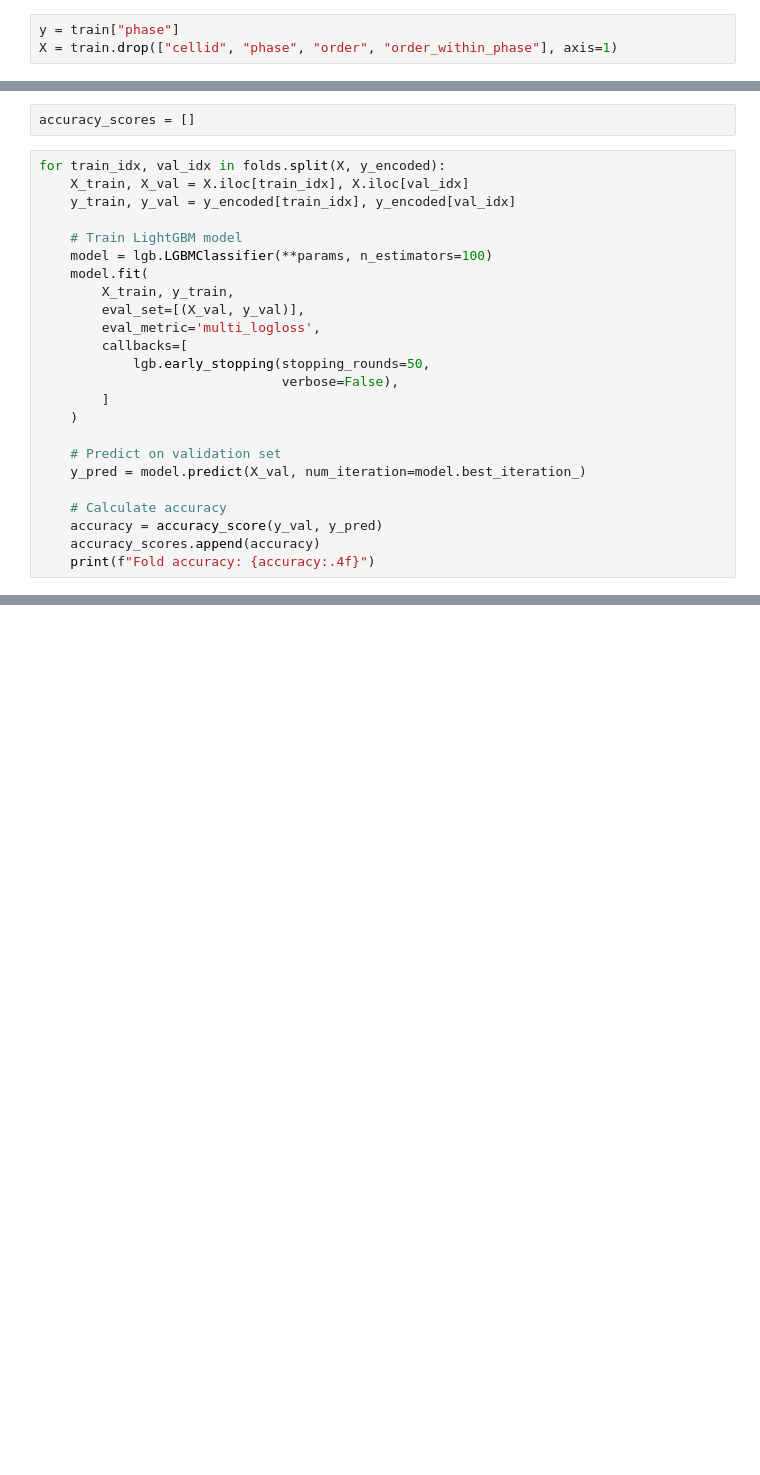
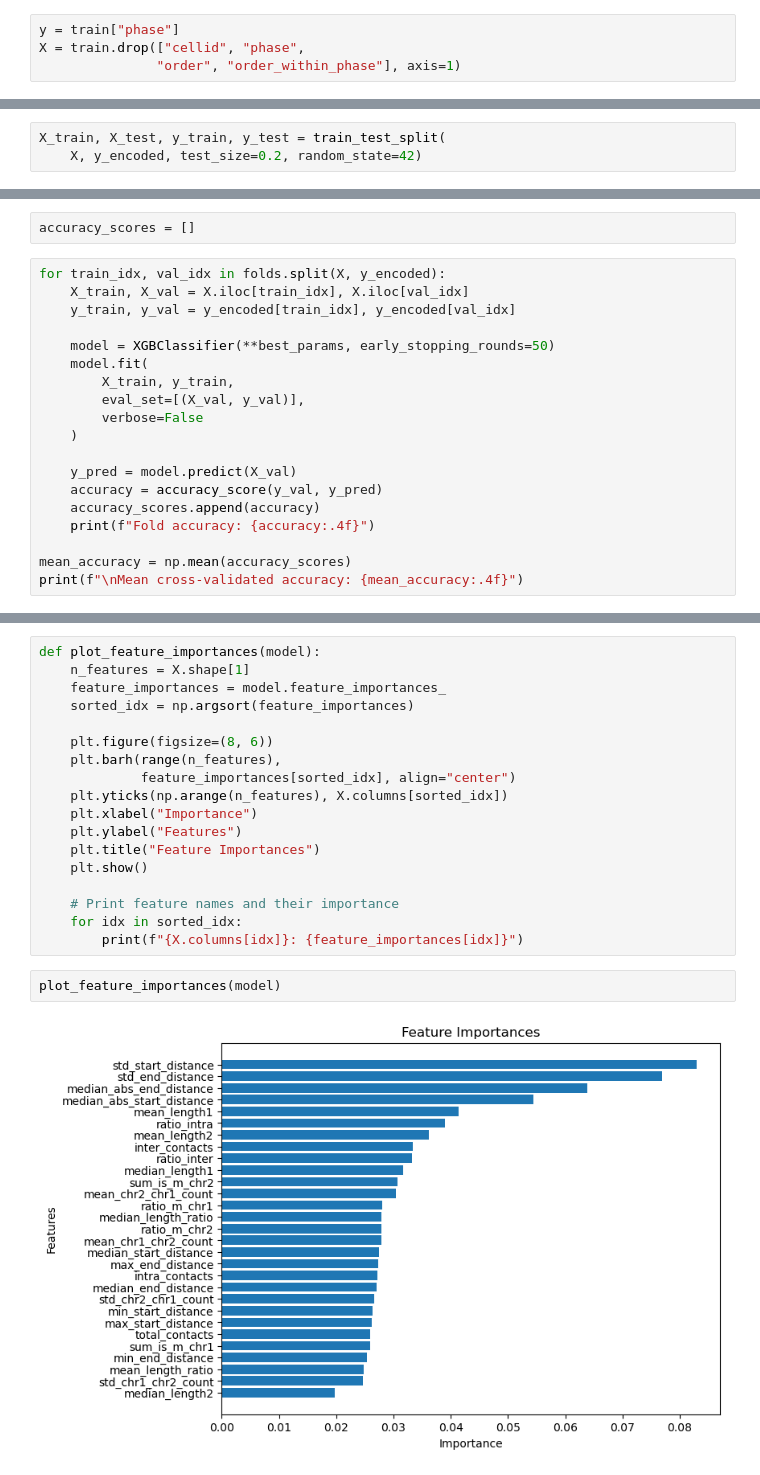
Before and after one commit to yahorlahunovich/wb-project, a Jupyter notebook: notebooks/fe_model.ipynb, the cells around one changed output, grey strips where cells are left out. Drawn from its saved outputs; the diff is of its cells as text; blank space fills up the shorter version.

Commit message:
0.63 score with xgboost, simple fe and optuna hyperparameters tuning

```diff
--- a/notebooks/fe_model.ipynb
+++ b/notebooks/fe_model.ipynb
@@ -140,7 +154,8 @@ train.head()
 ## Model
 # %%
 y = train["phase"]
-X = train.drop(["cellid", "phase", "order", "order_within_phase"], axis=1)
+X = train.drop(["cellid", "phase",
+               "order", "order_within_phase"], axis=1)
 # %%
 le = LabelEncoder()
 y_encoded = le.fit_transform(y)
@@ -168,0 +170,3 @@ array(['G1', 'S', 'G2M'], dtype=object)
+# %%
+X_train, X_test, y_train, y_test = train_test_split(
+    X, y_encoded, test_size=0.2, random_state=42)
@@ -175,23 +255,18 @@ for train_idx, val_idx in folds.split(X, y_encoded):
     X_train, X_val = X.iloc[train_idx], X.iloc[val_idx]
     y_train, y_val = y_encoded[train_idx], y_encoded[val_idx]
 
-    # Train LightGBM model
-    model = lgb.LGBMClassifier(**params, n_estimators=100)
+    model = XGBClassifier(**best_params, early_stopping_rounds=50)
     model.fit(
         X_train, y_train,
         eval_set=[(X_val, y_val)],
-        eval_metric='multi_logloss',
-        callbacks=[
-            lgb.early_stopping(stopping_rounds=50,
-                               verbose=False),
-        ]
+        verbose=False
     )
 
-    # Predict on validation set
-    y_pred = model.predict(X_val, num_iteration=model.best_iteration_)
-
-    # Calculate accuracy
+    y_pred = model.predict(X_val)
     accuracy = accuracy_score(y_val, y_pred)
     accuracy_scores.append(accuracy)
     print(f"Fold accuracy: {accuracy:.4f}")
+
+mean_accuracy = np.mean(accuracy_scores)
+print(f"\nMean cross-validated accuracy: {mean_accuracy:.4f}")
 # %% [output]
@@ -208,0 +280,22 @@ Mean cross-validated accuracy: 0.5909
+# %%
+def plot_feature_importances(model):
+    n_features = X.shape[1]
+    feature_importances = model.feature_importances_
+    sorted_idx = np.argsort(feature_importances)
+
+    plt.figure(figsize=(8, 6))
+    plt.barh(range(n_features),
+             feature_importances[sorted_idx], align="center")
+    plt.yticks(np.arange(n_features), X.columns[sorted_idx])
+    plt.xlabel("Importance")
+    plt.ylabel("Features")
+    plt.title("Feature Importances")
+    plt.show()
+
+    # Print feature names and their importance
+    for idx in sorted_idx:
+        print(f"{X.columns[idx]}: {feature_importances[idx]}")
+# %%
+plot_feature_importances(model)
+# %% [output]
+[figure, added]
```
Also changed, not shown: parts of 22 cells of this notebook, 1 other file.
